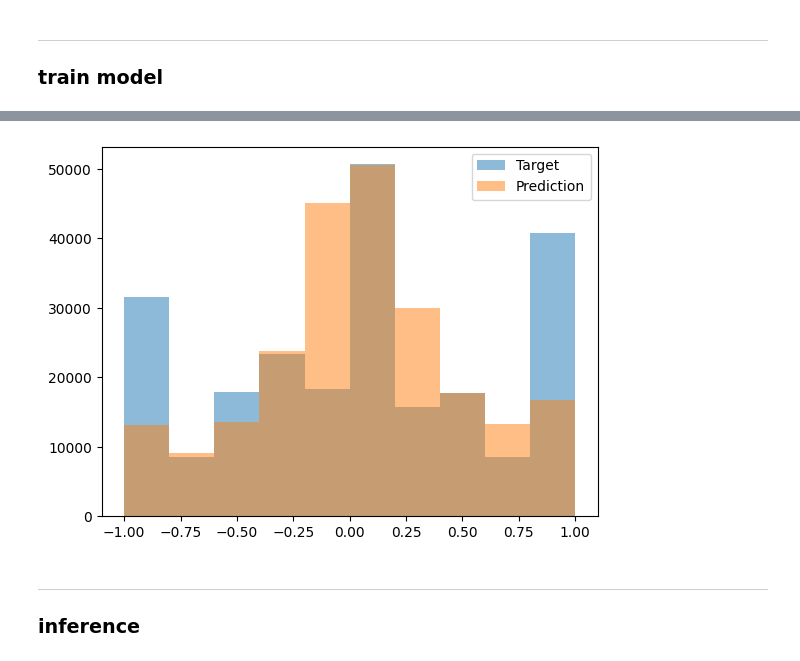
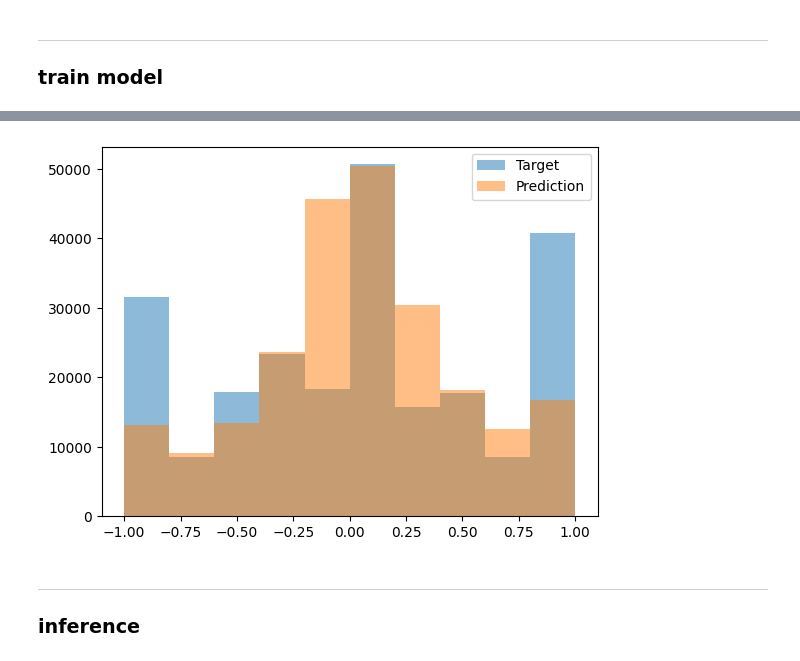
Before and after one commit to mavillan/mcts-strength-variants, a Jupyter notebook: train/xgboost.ipynb, the cells around one changed output, grey strips where cells are left out. Drawn from its saved outputs; the diff is of its cells as text; code cells hidden in the pictures.

Commit message:
rerun of xgb models with new CVs

```diff
--- a/train/xgboost.ipynb
+++ b/train/xgboost.ipynb
@@ -63,7 +63,9 @@ df_train, numerical_cols, categorical_cols, encoder, scaler = process_train_data
     df_train,
     scale=False,
     numerical_cols=numerical_cols,
-    categorical_cols=categorical_cols
+    categorical_cols=categorical_cols,
+    include_position_features=True,
+    include_text_features=False,
 )
 
 # Print the results
@@ -92,11 +94,13 @@ def train_models(
         numerical_cols,
         categorical_cols,
         num_folds=5,
-        groups_col='GameRulesetName'
+        cv_random_state=2112,
     ):
     # Define the number of folds for cross-validation
-    gkf = GroupKFold(n_splits=num_folds)
-    split_list = gkf.split(df_train, groups=df_train[groups_col])
+    group_col = "GameRulesetName"
+    y_col = "utility_agent1_rank"
+    gkf = StratifiedGroupKFold(n_splits=num_folds, random_state=cv_random_state, shuffle=True)
+    split_list = gkf.split(df_train, groups=df_train[group_col], y=df_train[y_col])
 
     # Define the parameters
     params = {
@@ -174,9 +178,3 @@ def train_models(
     print("Average oof score:", np.mean(oof_scores))
 
     return trained_models, oof, oof_scores
-
-# Call the function
-trained_models, oof, oof_scores = train_models(df_train, 'utility_agent1', numerical_cols, categorical_cols)
-
-# save oof predictions
-oof.to_csv(path_results / 'oof_xgboost.csv', index=False)
@@ -200,0 +181,12 @@ Average oof score: 0.4408819275154407
+# %%
+# call the function
+trained_models1, oof1, oof_scores1 = train_models(
+    df_train,
+    'utility_agent1',
+    numerical_cols,
+    categorical_cols,
+    num_folds=5,
+    cv_random_state=2112,
+)
+# save oof predictions
+oof1.to_csv(path_results / 'oof_xgboost_cv1.csv', index=False)
@@ -201,10 +273,10 @@ Average oof score: 0.4408819275154407
 # %%
-plt.hist(oof['utility_agent1_true'], alpha=0.5, label='Target')
-plt.hist(oof['utility_agent1_pred'], alpha=0.5, label='Prediction')
+plt.hist(oof1['utility_agent1_true'], alpha=0.5, label='Target')
+plt.hist(oof1['utility_agent1_pred'], alpha=0.5, label='Prediction')
 plt.legend()
 plt.show()
 # %% [output]
-[figure, old version]
+[figure, new version]
 # %% [markdown]
 ***
 ### inference
```
Also changed, not shown: parts of 7 cells of this notebook, 1 other file.
